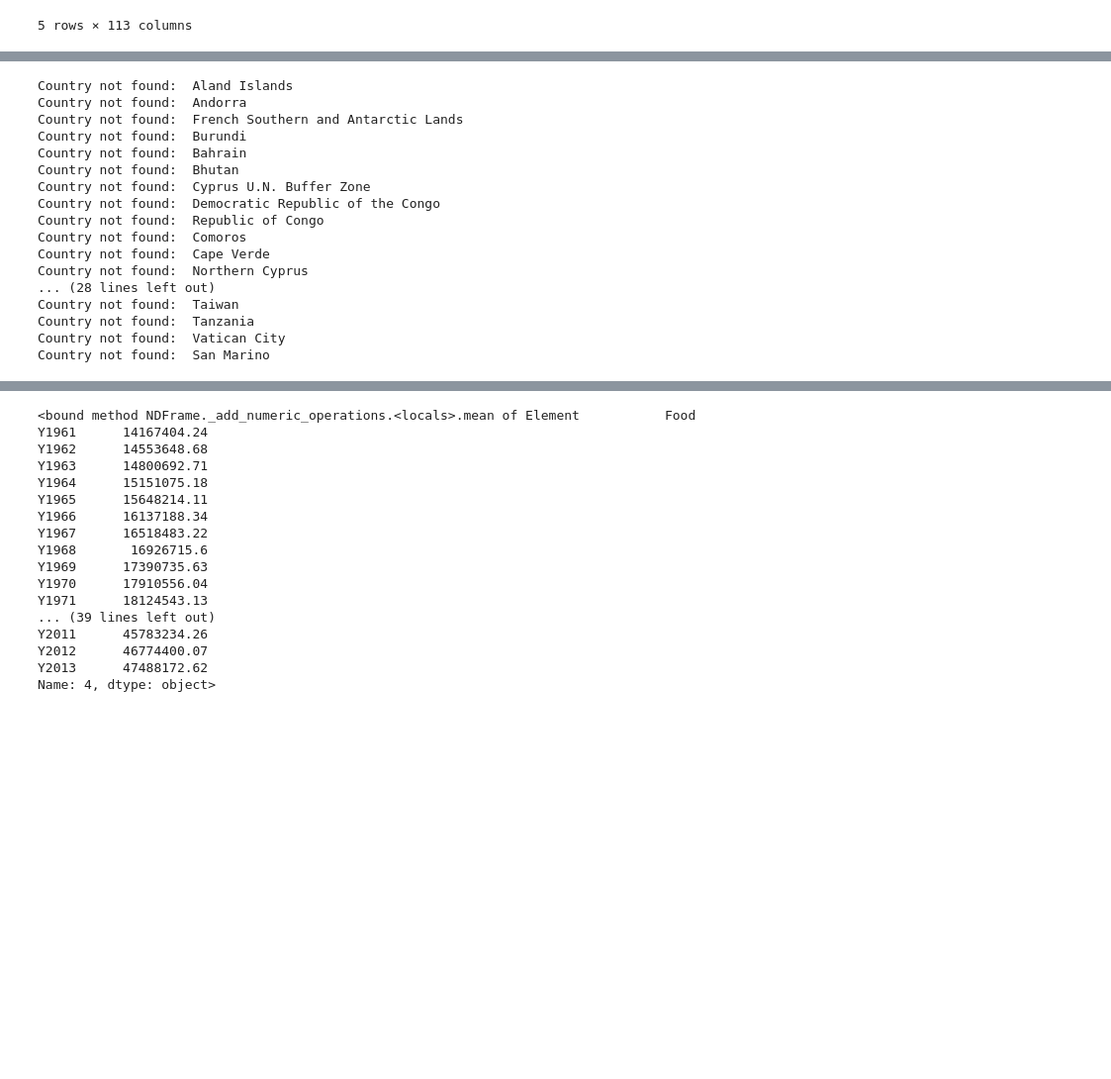
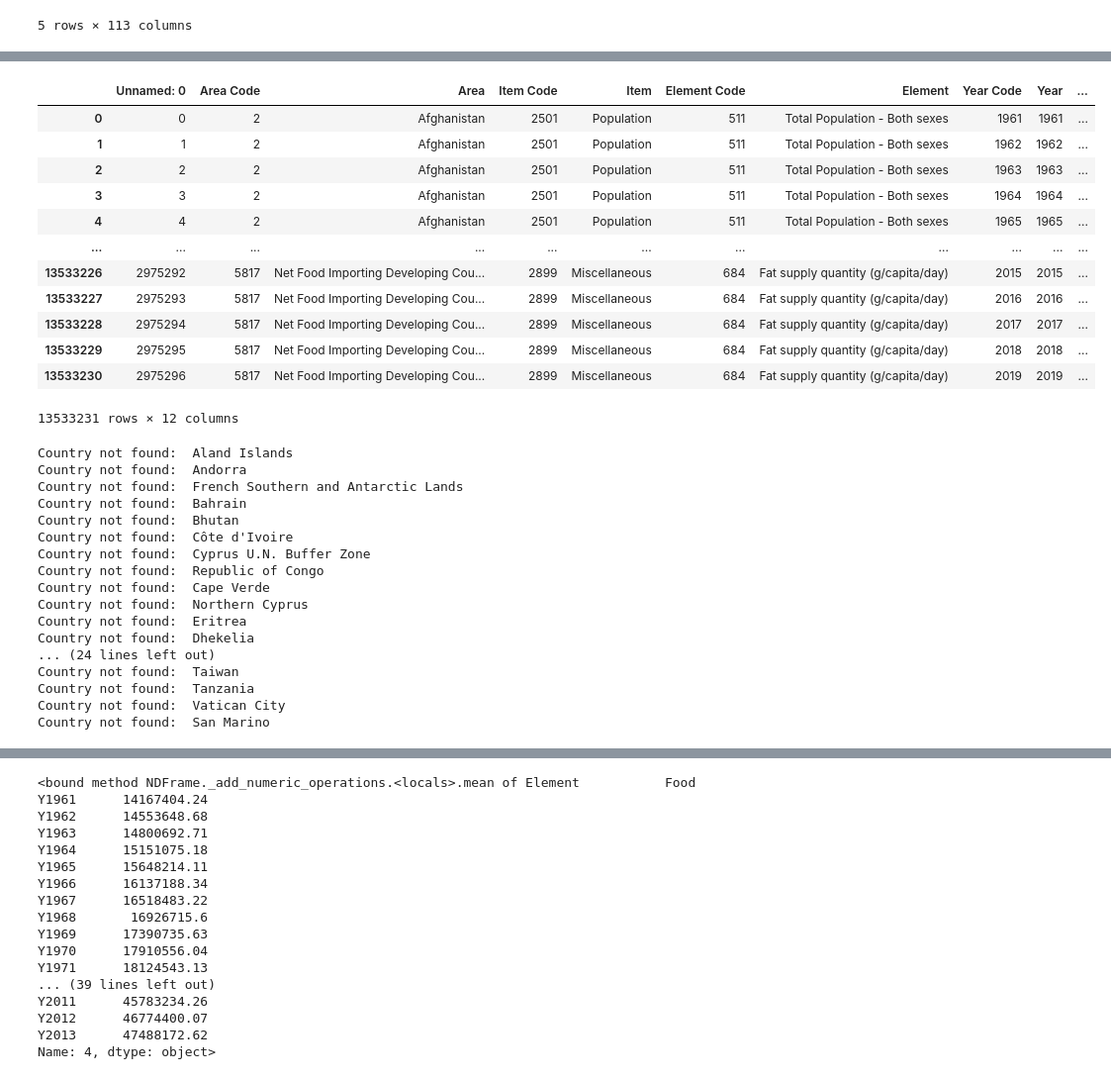
Before and after one commit to com-480-data-visualization/datavis-project-2022-datagang, a Jupyter notebook: geojson.ipynb, the cells around one changed output, grey strips where cells are left out. Shown at 99% size. Cells and saved outputs as stored; diff of their text form; code cells hidden in the pictures; blank space fills up the shorter version.

```diff
--- a/geojson.ipynb
+++ b/geojson.ipynb
@@ -40,6 +67,22 @@ import json
 
 f = open("src/data/world3.json")
 geojson = json.load(f)
+# %%
+df
+# %% [output]
+|  | Unnamed: 0 | Area Code | Area | Item Code | Item | Element Code | Element | Year Code | Year | ... |
+| 0 | 0 | 2 | Afghanistan | 2501 | Population | 511 | Total Population - Both sexes | 1961 | 1961 | ... |
+| 1 | 1 | 2 | Afghanistan | 2501 | Population | 511 | Total Population - Both sexes | 1962 | 1962 | ... |
+| 2 | 2 | 2 | Afghanistan | 2501 | Population | 511 | Total Population - Both sexes | 1963 | 1963 | ... |
+| 3 | 3 | 2 | Afghanistan | 2501 | Population | 511 | Total Population - Both sexes | 1964 | 1964 | ... |
+| 4 | 4 | 2 | Afghanistan | 2501 | Population | 511 | Total Population - Both sexes | 1965 | 1965 | ... |
+| ... | ... | ... | ... | ... | ... | ... | ... | ... | ... | ... |
+| 13533226 | 2975292 | 5817 | Net Food Importing Developing Cou... | 2899 | Miscellaneous | 684 | Fat supply quantity (g/capita/day) | 2015 | 2015 | ... |
+| 13533227 | 2975293 | 5817 | Net Food Importing Developing Cou... | 2899 | Miscellaneous | 684 | Fat supply quantity (g/capita/day) | 2016 | 2016 | ... |
+| 13533228 | 2975294 | 5817 | Net Food Importing Developing Cou... | 2899 | Miscellaneous | 684 | Fat supply quantity (g/capita/day) | 2017 | 2017 | ... |
+| 13533229 | 2975295 | 5817 | Net Food Importing Developing Cou... | 2899 | Miscellaneous | 684 | Fat supply quantity (g/capita/day) | 2018 | 2018 | ... |
+| 13533230 | 2975296 | 5817 | Net Food Importing Developing Cou... | 2899 | Miscellaneous | 684 | Fat supply quantity (g/capita/day) | 2019 | 2019 | ... |
+13533231 rows × 12 columns
 # %%
 area_replacements = [
   ("United Kingdom of Great Britain and Northern Ireland", "United Kingdom"),
@@ -70,7 +113,7 @@ for feature in geojson['features']:
     grouped_mo.loc['Prop_Feed'] = grouped_mo.loc['Feed']/grouped_mo.loc['Total Population - Both sexes']
     grouped_mo=grouped_mo.drop(['Area Code', 'Item Code', 'Element Code'], axis = 1).reset_index()
 
-    ids = [3, 4, 17, 18]
+    ids = [3, 4, 19, 20]
     labels = ["feed", "food", "prop_food", "prop_feed"]
 
     for idx, label in enumerate(labels):
@@ -83,16 +126,16 @@ for feature in geojson['features']:
 Country not found:  Aland Islands
 Country not found:  Andorra
 Country not found:  French Southern and Antarctic Lands
-Country not found:  Burundi
 Country not found:  Bahrain
 Country not found:  Bhutan
+Country not found:  Côte d'Ivoire
 Country not found:  Cyprus U.N. Buffer Zone
-Country not found:  Democratic Republic of the Congo
 Country not found:  Republic of Congo
-Country not found:  Comoros
 Country not found:  Cape Verde
 Country not found:  Northern Cyprus
-... (28 lines left out)
+Country not found:  Eritrea
+Country not found:  Dhekelia
+... (24 lines left out)
 Country not found:  Taiwan
 Country not found:  Tanzania
 Country not found:  Vatican City
```
Also changed, not shown: parts of 4 cells of this notebook, 3 other files.
